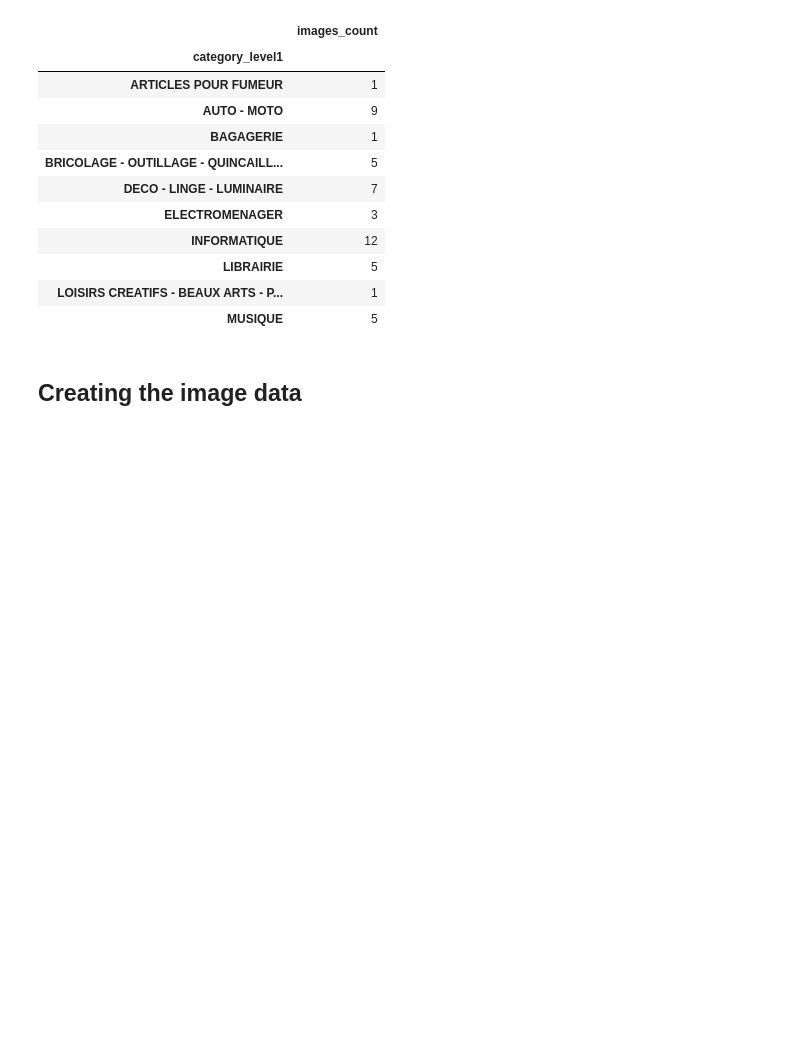
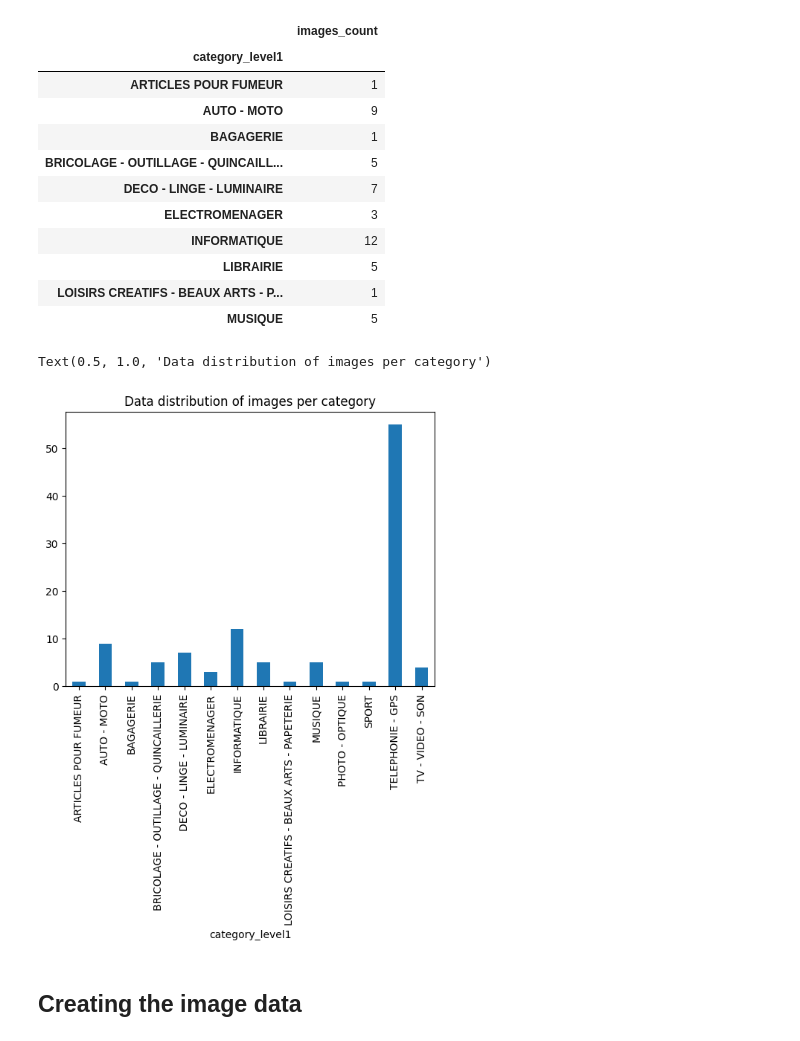
Before and after one commit to Deep-Learning-IA-School-Project/cdiscount-classfication, a Jupyter notebook: data_prep.ipynb, the cells around one changed output. Saved outputs shown, nothing was run; the diff lists cells and outputs as text; code cells hidden in the pictures; blank space fills up the shorter version.

Commit message:
Create data distribution graph

```diff
--- a/data_prep.ipynb
+++ b/data_prep.ipynb
@@ -159,6 +147,12 @@ df_category_count.head(10)
 | LIBRAIRIE | 5 |
 | LOISIRS CREATIFS - BEAUX ARTS - P... | 1 |
 | MUSIQUE | 5 |
+# %%
+df_count.plot(kind = 'bar')
+plt.title("Data distribution of images per category")
+# %% [output]
+Text(0.5, 1.0, 'Data distribution of images per category')
+[figure, added]
 # %% [markdown]
 ## Creating the image data
 # %% [markdown]
```
Also changed, not shown: parts of 3 cells of this notebook.
